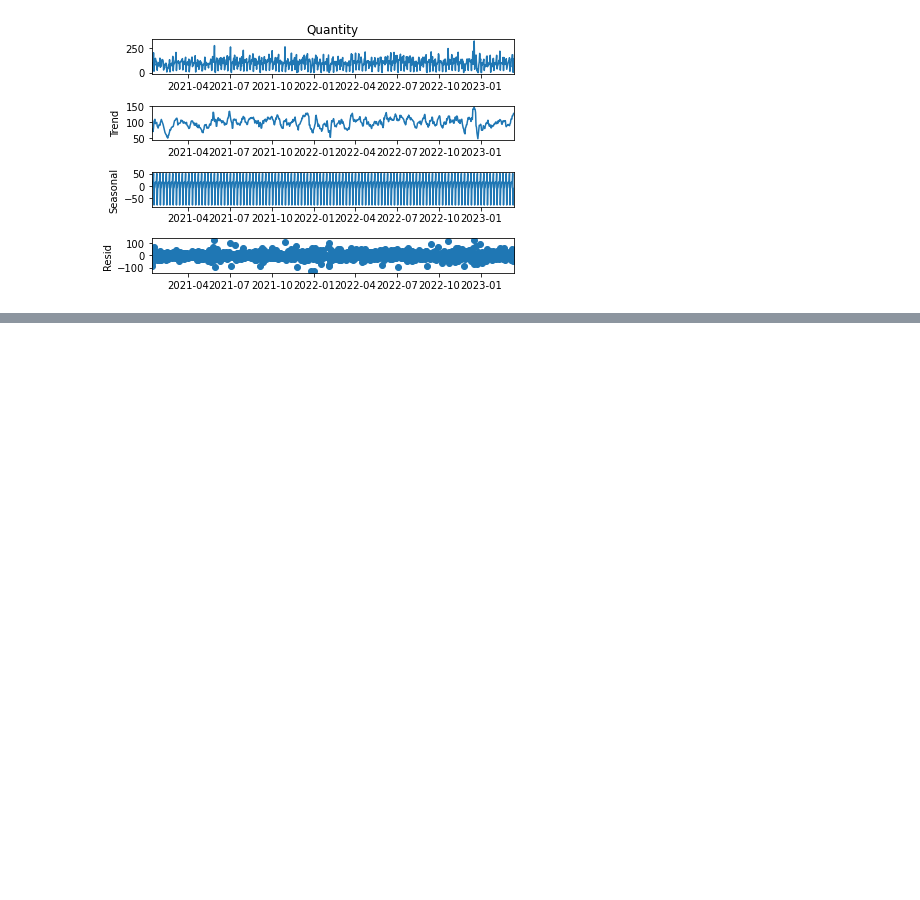
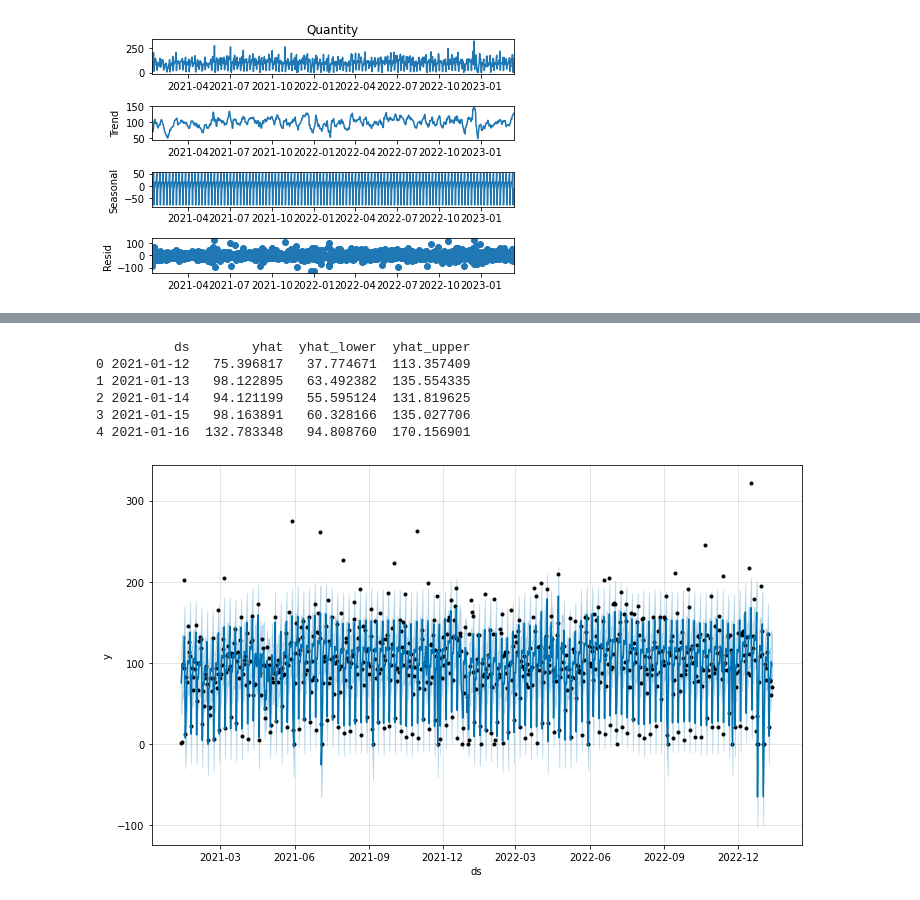
Before and after one commit to jnahra/Pita-Sales-Time-Series-Forecast, a Jupyter notebook: large plain analysis.ipynb, the cells around one changed output, grey strips where cells are left out. Saved outputs shown, nothing was run; the diff lists cells and outputs as text; code cells hidden in the pictures; blank space fills up the shorter version.

```diff
--- a/large plain analysis.ipynb
+++ b/large plain analysis.ipynb
@@ -173,0 +278,3 @@ plt.show()
+# %%
+model = Prophet(holidays=ramadan)
+model.add_country_holidays(country_name = 'US')
@@ -173,0 +302,2 @@ plt.show()
+# %%
+model.fit(train_full)
@@ -173,0 +307,3 @@ plt.show()
+# %%
+train_dates = pd.DataFrame(train_full['ds'])
+train_dates
@@ -173,0 +324,16 @@ plt.show()
+# %%
+train_forecast = model.predict(train_dates)
+# %%
+print(train_forecast[['ds', 'yhat', 'yhat_lower', 'yhat_upper']].head())
+# %% [output]
+          ds        yhat  yhat_lower  yhat_upper
+0 2021-01-12   75.396817   37.774671  113.357409
+1 2021-01-13   98.122895   63.492382  135.554335
+2 2021-01-14   94.121199   55.595124  131.819625
+3 2021-01-15   98.163891   60.328166  135.027706
+4 2021-01-16  132.783348   94.808760  170.156901
+# %%
+model.plot(train_forecast)
+plt.show()
+# %% [output]
+[figure, added]
```
Also changed, not shown: parts of 34 cells of this notebook.
